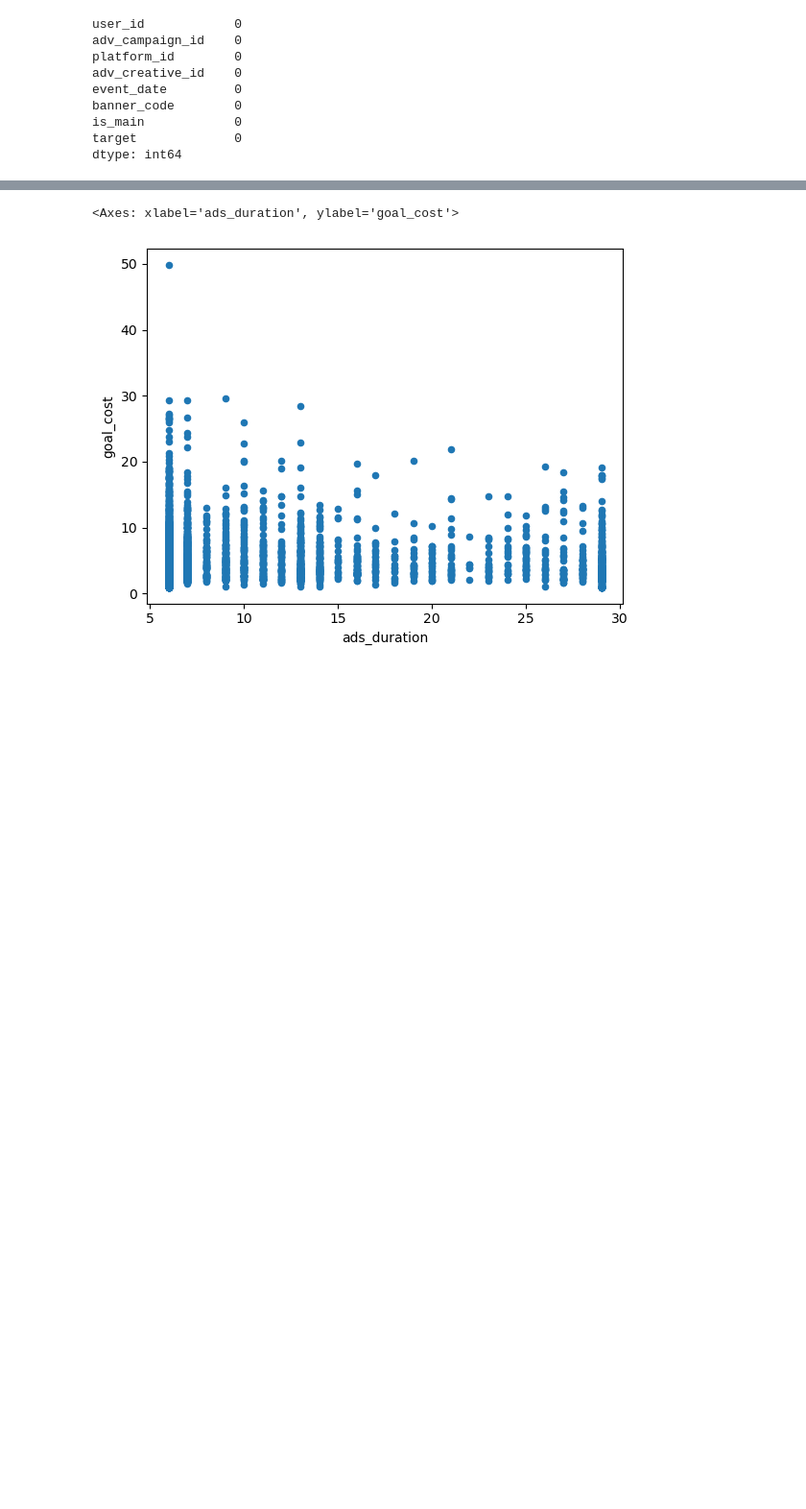
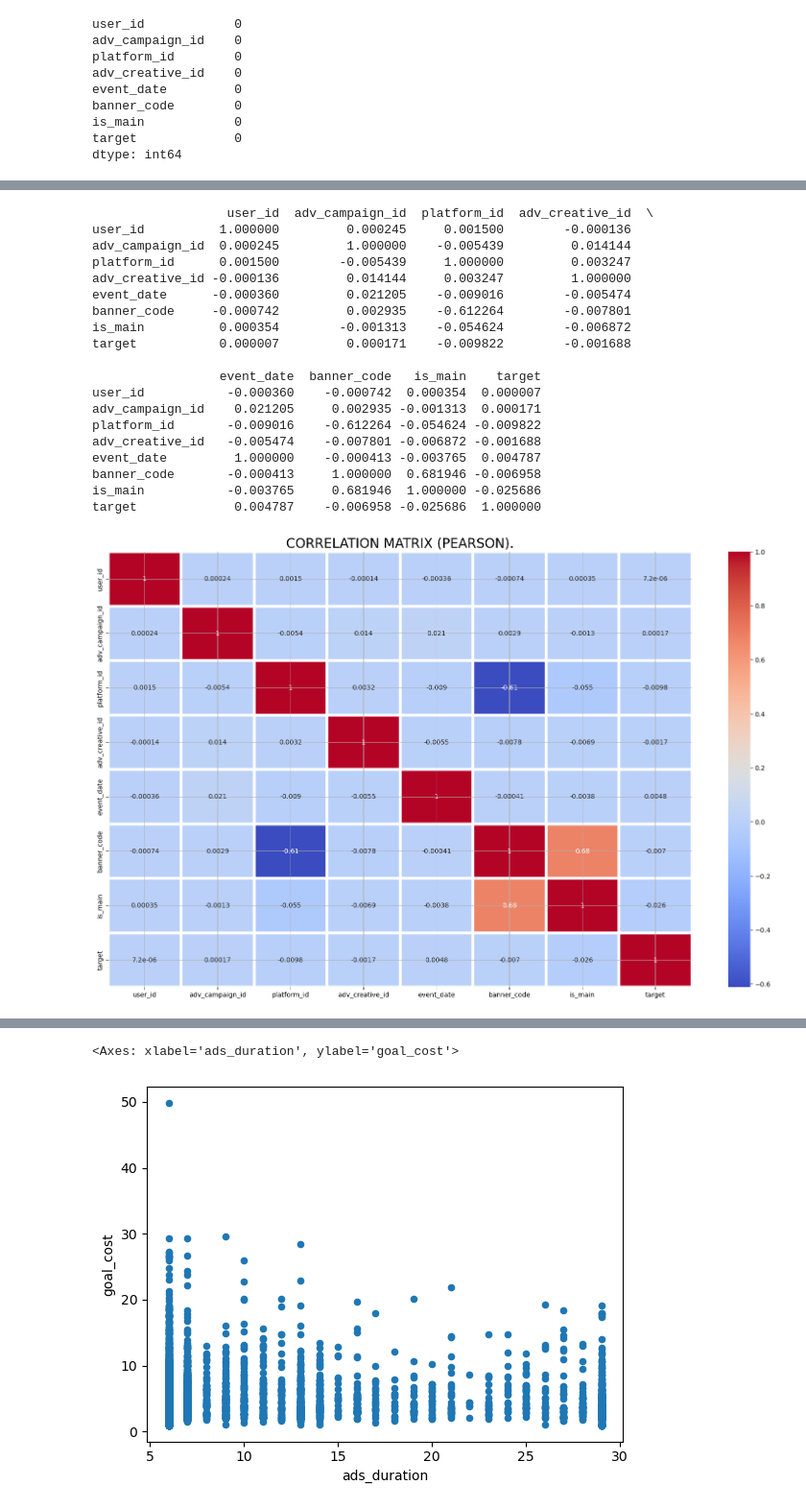
Before and after one commit to rtem33/foodev, a Jupyter notebook: foodev.ipynb, the cells around one changed output, grey strips where cells are left out. Shown: that part at 96% size. Cells and saved outputs as stored; diff of their text form; code cells hidden in the pictures; blank space fills up the shorter version.

Commit message:
добавил корр.матрицы, привел типы categories, campaigns

```diff
--- a/foodev.ipynb
+++ b/foodev.ipynb
@@ -148,4 +145,34 @@ target
 Name: proportion, dtype: float64
+# %%
+# Корреляционная матрица (Пирсон)
+correlation_matrix = train.corr()
+print(correlation_matrix)
+
+fig, ax = plt.subplots(figsize=(20,12))
+plt.title('CORRELATION MATRIX (PEARSON).', fontsize=20)
+sns.heatmap(train.corr(), annot=True, cmap="coolwarm",  fmt='.2g', linewidth=4)
+plt.grid(True);
+# %% [output]
+                  user_id  adv_campaign_id  platform_id  adv_creative_id  \
+user_id          1.000000         0.000245     0.001500        -0.000136
+adv_campaign_id  0.000245         1.000000    -0.005439         0.014144
+platform_id      0.001500        -0.005439     1.000000         0.003247
+adv_creative_id -0.000136         0.014144     0.003247         1.000000
+event_date      -0.000360         0.021205    -0.009016        -0.005474
+banner_code     -0.000742         0.002935    -0.612264        -0.007801
+is_main          0.000354        -0.001313    -0.054624        -0.006872
+target           0.000007         0.000171    -0.009822        -0.001688
+
+                 event_date  banner_code   is_main    target
+user_id           -0.000360    -0.000742  0.000354  0.000007
+adv_campaign_id    0.021205     0.002935 -0.001313  0.000171
+platform_id       -0.009016    -0.612264 -0.054624 -0.009822
+adv_creative_id   -0.005474    -0.007801 -0.006872 -0.001688
+event_date         1.000000    -0.000413 -0.003765  0.004787
+banner_code       -0.000413     1.000000  0.681946 -0.006958
+is_main           -0.003765     0.681946  1.000000 -0.025686
+target             0.004787    -0.006958 -0.025686  1.000000
+[figure, added]
 # %%
 #|-- microcat_id: id микрокатегории
 #|-- level_id: id уровня в дереве микрокатегорий
```
Also changed, not shown: parts of 20 cells of this notebook.
